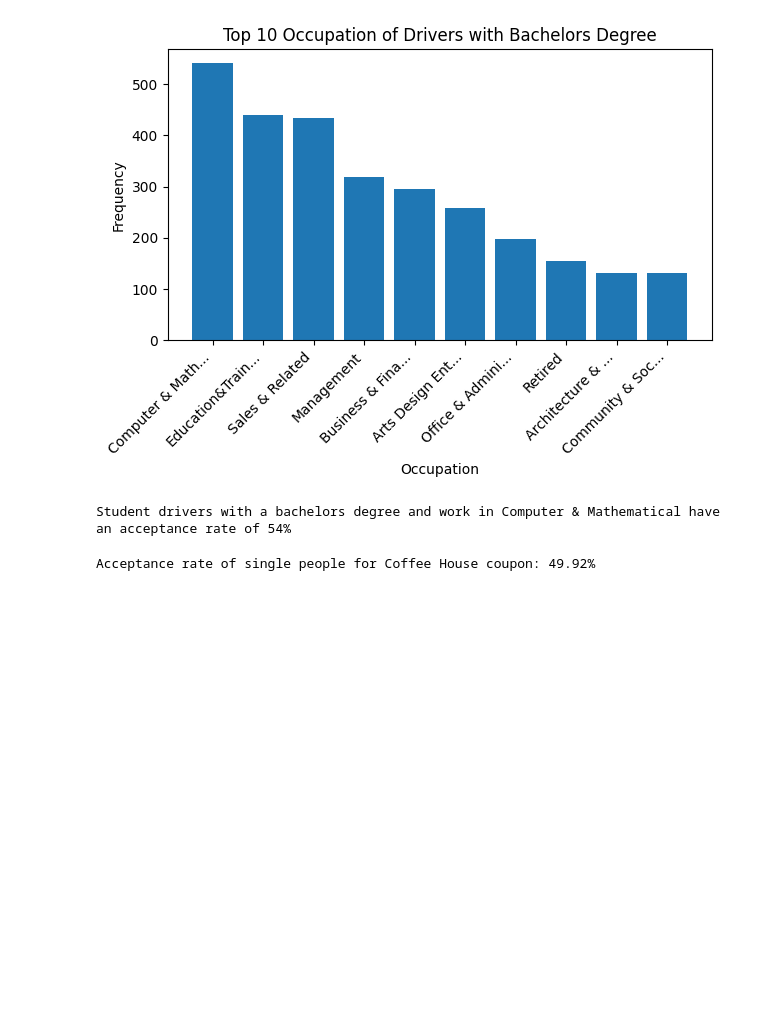
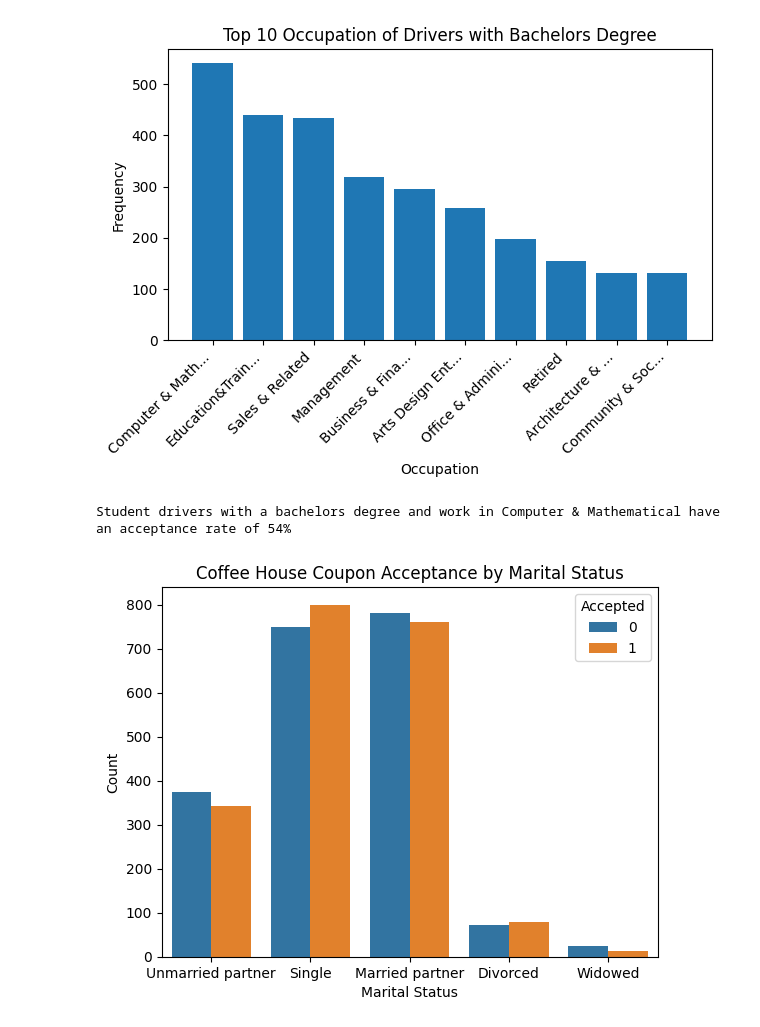
Before and after one commit to micwill755/UB-Application1, a Jupyter notebook: prompt.ipynb, the cells around one changed output. Saved outputs shown, nothing was run; the diff lists cells and outputs as text; code cells hidden in the pictures; blank space fills up the shorter version.

```diff
--- a/prompt.ipynb
+++ b/prompt.ipynb
@@ -502,16 +525,14 @@ Student drivers with a bachelors degree and work in Computer & Mathematical have
 # %%
 # the acceptance rate of drivers with a bachelors degree and working in Computer and mathematical doesn't show a strong correlation
 # lets keep looking
 
-# Filter to single people offered Coffee House coupon
-single_coffee = data[
-    (data['coupon'] == 'Coffee House')
-]
-
-# Calculate acceptance rate
-acceptance_rate = single_coffee['Y'].mean()
-
-# Print result as a percentage
-print(f"Acceptance rate of single people for Coffee House coupon: {round(acceptance_rate * 100, 2)}%")
+# lets look now at marital status
+sns.countplot(data=data[data['coupon'] == 'Coffee House'], x='maritalStatus', hue='Y')
+plt.title('Coffee House Coupon Acceptance by Marital Status')
+plt.xlabel('Marital Status')
+plt.ylabel('Count')
+plt.legend(title='Accepted')
+plt.savefig('graphs/marital-status.png')
+plt.show()
 # %% [output]
-Acceptance rate of single people for Coffee House coupon: 49.92%
+[figure, added]
```
Also changed, not shown: parts of 12 cells of this notebook, 9 other files.
